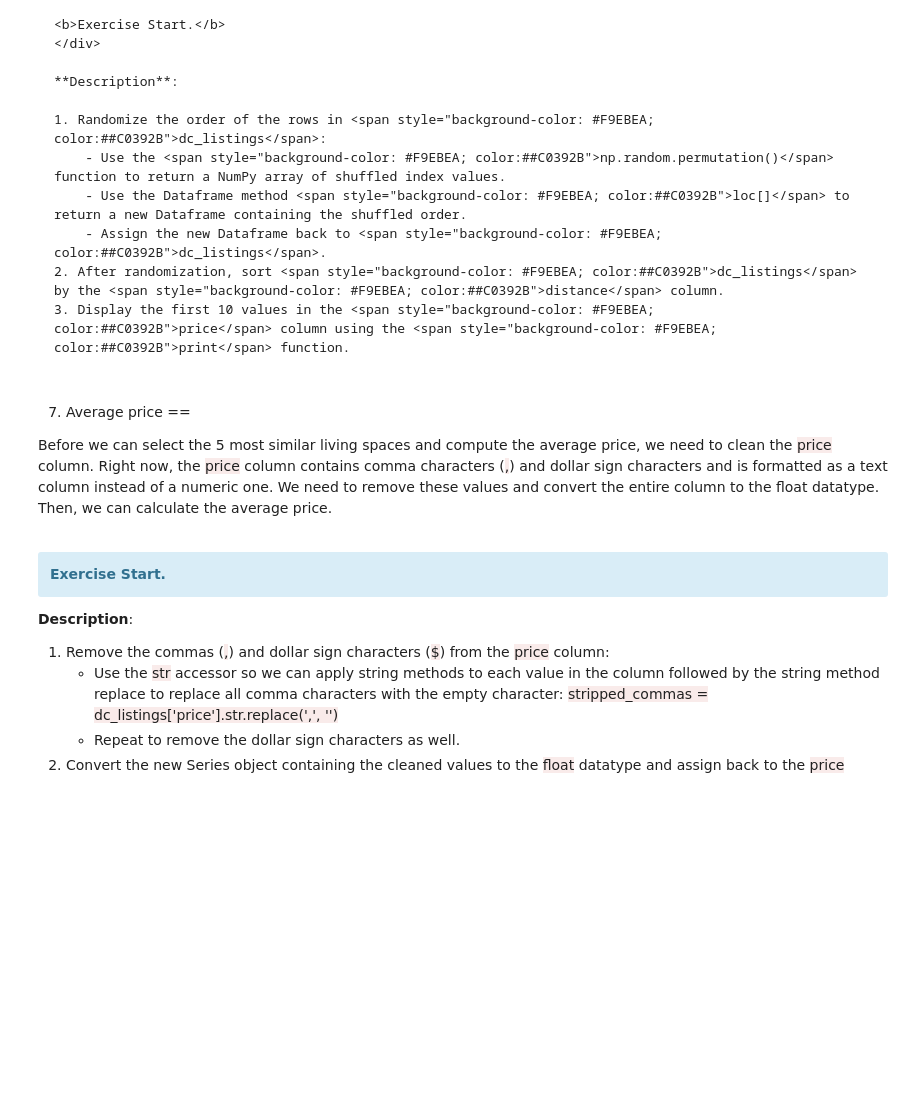
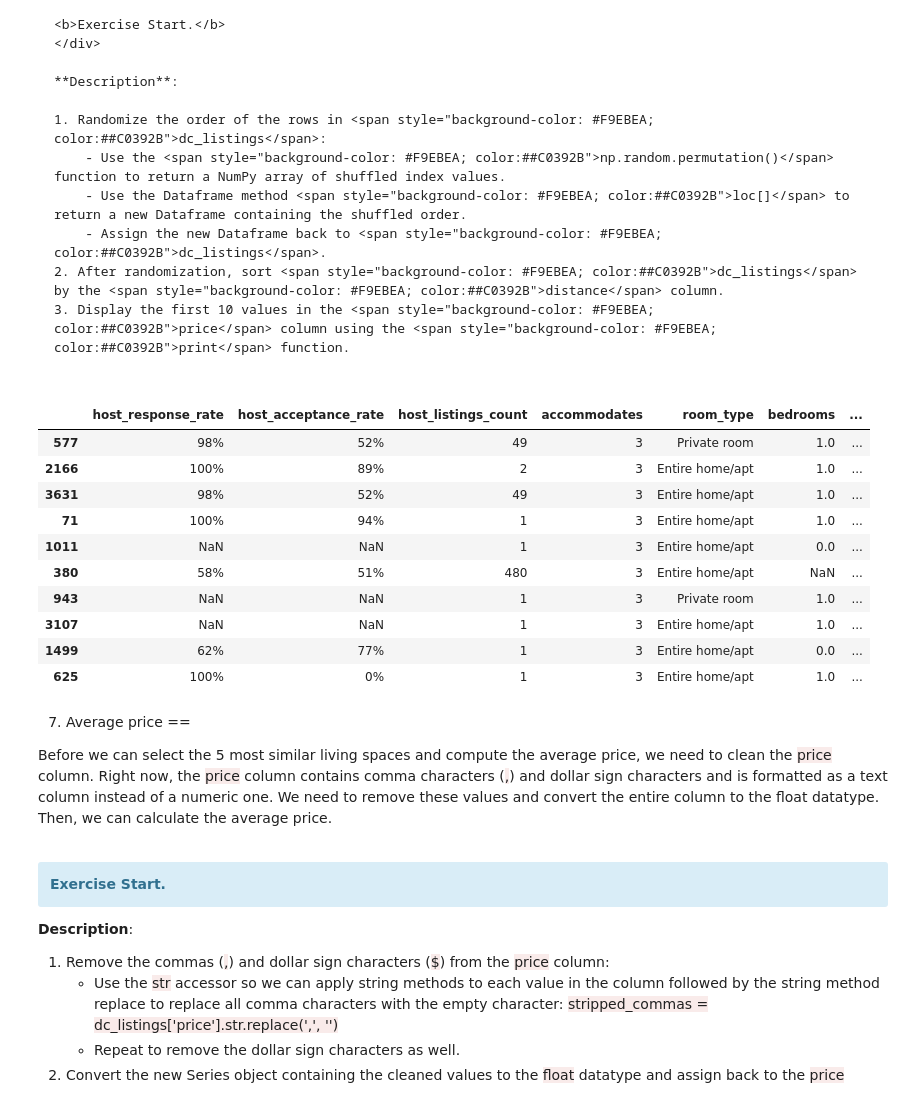
Before and after one commit to PedroKlisley/EEC2006, a Jupyter notebook: Lesson 13_Airbnb/Part I - Introduction to K-Nearest Neighbors.ipynb, the cells around one changed output. Drawn from its saved outputs; the diff is of its cells as text; code cells hidden in the pictures; blank space fills up the shorter version.

```diff
--- a/Lesson 13_Airbnb/Part I - Introduction to K-Nearest Neighbors.ipynb
+++ b/Lesson 13_Airbnb/Part I - Introduction to K-Nearest Neighbors.ipynb
@@ -60,0 +66,3 @@ Let's read the dataset into Pandas and become more familiar with it.
+# %%
+dc_listings = pd.read_csv('dc_airbnb.csv')
+dc_listings.head()
@@ -136,3 +157,6 @@ Then, we can rank the existing living spaces by ascending distance values, the p
     - Use the <span style="background-color: #F9EBEA; color:##C0392B">apply</span> method to calculate the absolute value between each value in <span style="background-color: #F9EBEA; color:##C0392B">accommodates</span> and <span style="background-color: #F9EBEA; color:##C0392B">3</span> and return a new Series containing the distance values.
 2. Assign the distance values to the <span style="background-color: #F9EBEA; color:##C0392B">distance</span> column.
 3. Use the Series method <span style="background-color: #F9EBEA; color:##C0392B">value_counts</span> and the <span style="background-color: #F9EBEA; color:##C0392B">print</span> function to display the unique value counts for the <span style="background-color: #F9EBEA; color:##C0392B">distance</span> column.
+# %%
+dc_listings['distance'] = dc_listings.apply(lambda x: abs(x['accommodates']-3), axis=1)
+print(dc_listings.distance.value_counts())
@@ -177,7 +217,22 @@ Let's instead randomize the ordering of the dataset and then sort the Dataframe
 # %%
 # put your code here
 import numpy as np
 np.random.seed(1)
+dc_listings = dc_listings.loc[np.random.permutation(dc_listings.index)]
+dc_listings = dc_listings.sort_values('distance')
+dc_listings.head(10)
+# %% [output]
+|  | host_response_rate | host_acceptance_rate | host_listings_count | accommodates | room_type | bedrooms | ... |
+| 577 | 98% | 52% | 49 | 3 | Private room | 1.0 | ... |
+| 2166 | 100% | 89% | 2 | 3 | Entire home/apt | 1.0 | ... |
+| 3631 | 98% | 52% | 49 | 3 | Entire home/apt | 1.0 | ... |
+| 71 | 100% | 94% | 1 | 3 | Entire home/apt | 1.0 | ... |
+| 1011 | NaN | NaN | 1 | 3 | Entire home/apt | 0.0 | ... |
+| 380 | 58% | 51% | 480 | 3 | Entire home/apt | NaN | ... |
+| 943 | NaN | NaN | 1 | 3 | Private room | 1.0 | ... |
+| 3107 | NaN | NaN | 1 | 3 | Entire home/apt | 1.0 | ... |
+| 1499 | 62% | 77% | 1 | 3 | Entire home/apt | 0.0 | ... |
+| 625 | 100% | 0% | 1 | 3 | Entire home/apt | 1.0 | ... |
 # %% [markdown]
 7. Average price
 ==
```
Also changed, not shown: parts of 6 cells of this notebook.
